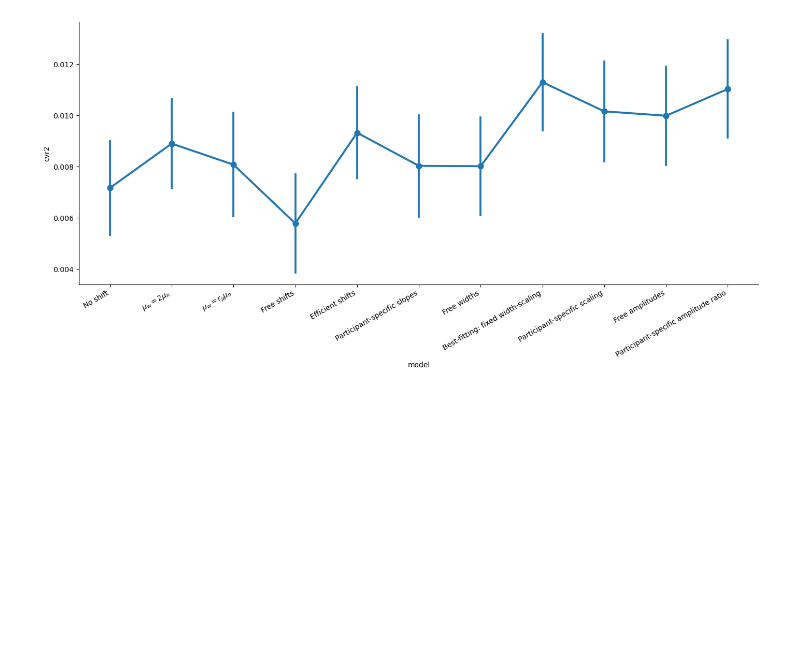
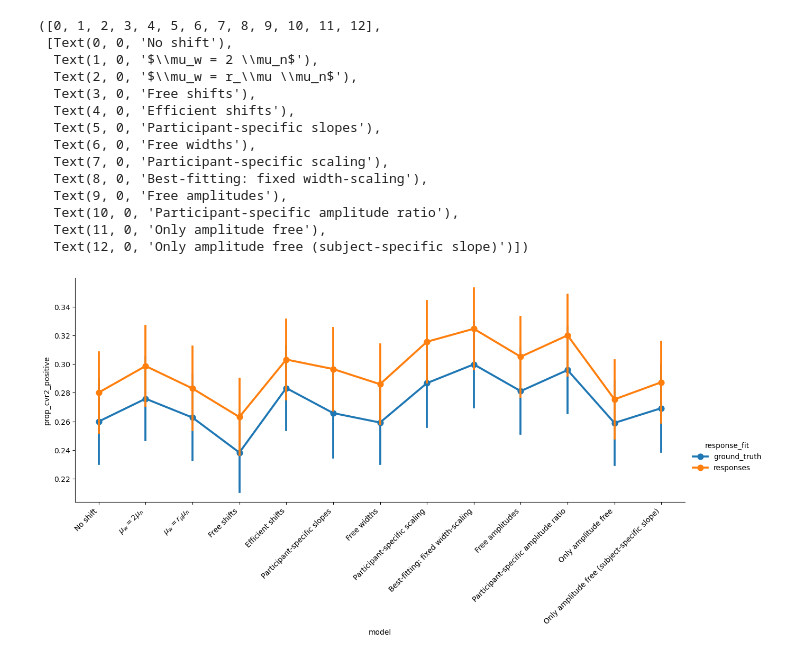
Before and after one commit to Gilles86/neural_priors, a Jupyter notebook: neural_priors/revision feb 2026/cvr2.ipynb, the cells around one changed output. Saved outputs shown, nothing was run; the diff lists cells and outputs as text; code cells hidden in the pictures; blank space fills up the shorter version.

```diff
--- a/neural_priors/revision feb 2026/cvr2.ipynb
+++ b/neural_priors/revision feb 2026/cvr2.ipynb
@@ -4,26 +22,9 @@ import pandas as pd
 # %%
 bids_folder = Path('/data/ds-neuralpriors')
-pars_ground_truth_r = pd.read_csv(bids_folder / 'derivatives' / 'encoding_models' / 'group_roi-NPCr_desc-groundtruth_parameters.tsv', sep='\t', index_col=[0, 1, 2, 3], header=[0, 1, ])
-# pars_estimates_r = pd.read_csv(bids_folder / 'derivatives' / 'encoding_models' / 'group_roi-NPCr_desc-responses_parameters.tsv', sep='\t', index_col=[0, 1, 2, 3], header=[0, 1, ])
 
-pars_ground_truth_l = pd.read_csv(bids_folder / 'derivatives' / 'encoding_models' / 'group_roi-NPCl_desc-groundtruth_parameters.tsv', sep='\t', index_col=[0, 1, 2, 3], header=[0, 1, ])
+pars = pd.read_csv(
+    bids_folder / 'derivatives' / 'summary_tsvs' / 'main_models_roi-NPCr_desc-groundtruth_parameters.tsv',
+    sep='\t')
 
-pars = pd.concat([pars_ground_truth_r, pars_ground_truth_l][:1], keys=['NPCr', 'NPCl'][:1], names=['roi'], axis=0)
-
-# rename index level subject_id to subject
-pars.index.set_names('subject', level='subject_id', inplace=True)
-
-pars.index.unique(level='smoothed')
-
-modelz = dict( [(0, 'No shift'),(1, '$\mu_w = 2 \mu_n$'), (2, '$\mu_w = r_\mu \mu_n$'),
-                                (3, 'Free shifts'), (4, 'Efficient shifts'), (5, 'Participant-specific slopes'),
-                                (14, 'Free widths'), (31, 'Best-fitting: fixed width-scaling'), (15, 'Participant-specific scaling'),
-                                (32, 'Free amplitudes'), (33, 'Participant-specific amplitude ratio')
-                                ] )
-
-pars['model'] = pars.index.get_level_values('model_label').map(modelz)
-pars = pars[~pars['model'].isnull()]
-pars = pars.droplevel('model_label', axis=0).set_index('model', append=True)
-cvr2 = pars[('cvr2', 'nan')].unstack('model')
-cvr2 = cvr2[(cvr2 > 0.0).any(axis=1)]
-cvr2 = cvr2.stack().to_frame('cvr2')
+cvr2 = pars[['subject', 'model_label', 'model', 'response_fit', 'voxel', 'cvr2']]
+cvr2 = cvr2[cvr2['cvr2'] > 0]
@@ -30,15 +49,42 @@ cvr2 = cvr2.stack().to_frame('cvr2')
+# %%
+# Plot proportion of voxels with cvr2>0 for each model and subject
+proportion_positive_cvr2 = (pars[('cvr2', 'nan')] > 0).groupby(['subject', 'response_fit', 'model']).mean().to_frame('prop_cvr2_positive').reset_index()
+import seaborn as sns
+sns.catplot(x='model', y='prop_cvr2_positive', data=proportion_positive_cvr2, kind='point', errorbar='se', aspect=2.5, hue='response_fit',
+            order=[modelz[m] for m in models])
+
+#rotate x-axis labels
+import matplotlib.pyplot as plt
+plt.xticks(rotation=45, ha='right')
+# %% [output]
+([0, 1, 2, 3, 4, 5, 6, 7, 8, 9, 10, 11, 12],
+ [Text(0, 0, 'No shift'),
+  Text(1, 0, '$\\mu_w = 2 \\mu_n$'),
+  Text(2, 0, '$\\mu_w = r_\\mu \\mu_n$'),
+  Text(3, 0, 'Free shifts'),
+  Text(4, 0, 'Efficient shifts'),
+  Text(5, 0, 'Participant-specific slopes'),
+  Text(6, 0, 'Free widths'),
+  Text(7, 0, 'Participant-specific scaling'),
+  Text(8, 0, 'Best-fitting: fixed width-scaling'),
+  Text(9, 0, 'Free amplitudes'),
+  Text(10, 0, 'Participant-specific amplitude ratio'),
+  Text(11, 0, 'Only amplitude free'),
+  Text(12, 0, 'Only amplitude free (subject-specific slope)')])
+[figure, added]
 # %%
+import seaborn as sns
+import matplotlib.pyplot as plt
 
+order = [modelz[k] for k in sorted(modelz) if modelz[k] in cvr2['model'].unique()]
 
-import seaborn as sns
-sns.catplot(data=cvr2.groupby(['subject', 'model']).mean().reset_index(), x='model', y='cvr2', kind='point', errorbar='se',
-            order=modelz.values(), aspect=2.0, height=7)
-
-# Turn xticks 90 degrees
-import matplotlib.pyplot as plt
-plt.xticks(rotation=30, ha='right')
-
-plt.tight_layout()
+for response_fit, label in [(False, 'ground truth'), (True, 'responses')]:
+    g = sns.catplot(
+        data=cvr2[cvr2['response_fit'] == response_fit].groupby(['subject', 'model'])['cvr2'].mean().reset_index(),
+        x='model', y='cvr2', kind='point', errorbar='se',
+        order=order, aspect=2.0, height=7)
+    g.set(title=f'Mean cvr2 — {label}')
+    plt.xticks(rotation=30, ha='right')
+    plt.tight_layout()
+    plt.show()
-# %% [output]
-[figure, removed]
 # %%
```
Also changed, not shown: parts of 4 cells of this notebook, 4 other files.
